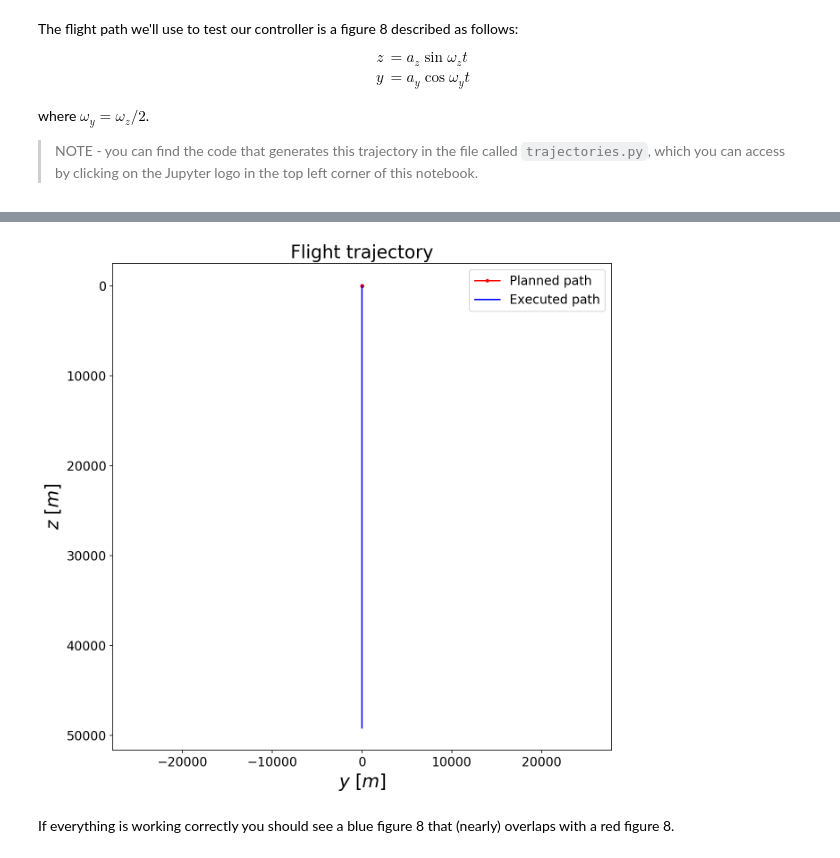
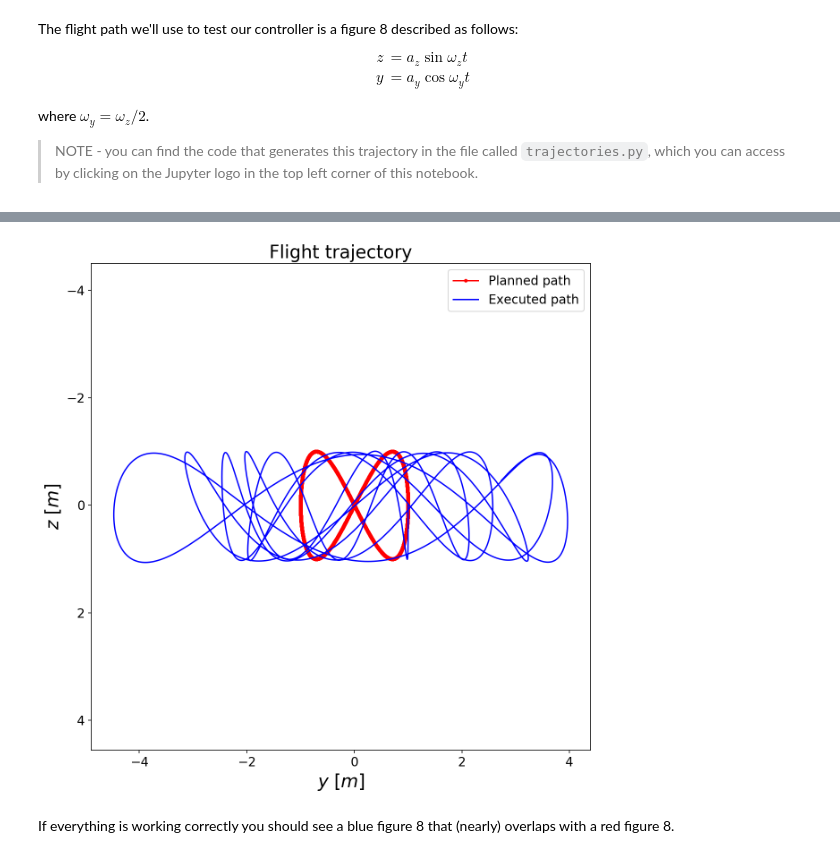
Before and after one commit to ivogeorg/FCND-Controls-CPP, a Jupyter notebook: notebooks/03-control-architecture/2-Linear-Controller.ipynb, the cells around one changed output, grey strips where cells are left out. Drawn from its saved outputs; the diff is of its cells as text; code cells hidden in the pictures.

```diff
--- a/notebooks/03-control-architecture/2-Linear-Controller.ipynb
+++ b/notebooks/03-control-architecture/2-Linear-Controller.ipynb
@@ -176,12 +176,15 @@ class LinearCascadingController:
         for the vehicle.
         """
 
-        # TODO (recommended to do AFTER attitude)
+        # DONE (recommended to do AFTER attitude)
         #   Implement feedforward PD control to calculate
         #   u_1_bar and then use the linear math from above
         #   to transform u_1_bar into u_1 and then return u_1
+        error = z_target - z_actual
+        error_dot = z_dot_target - z_dot_actual
+        u_1_bar = self.z_k_p * error + self.z_k_d * error_dot + z_dot_dot_target
 
-        u_1 = 0.0
+        u_1 = self.m * (self.g - u_1_bar)
         return u_1
 
 
@@ -198,12 +201,16 @@ class LinearCascadingController:
         angle (phi_commanded).
         """
 
-        # TODO (recommended to do AFTER attitude)
+        # DONE (recommended to do AFTER attitude)
         #   Implement feedforward PD control to calculate
         #   y_dot_dot_target and then use the linear math from above
         #   to transform y_dot_dot_target into phi_commanded
         #   and then return phi_commanded
-        phi_commanded = 0.0
+        error = y_target - y_actual
+        error_dot = y_dot_target - y_dot_actual
+        u_1_bar = self.y_k_p * error + self.y_k_d * error_dot + y_dot_dot_ff
+
+        phi_commanded = u_1_bar / self.g
         return phi_commanded
 
 
@@ -219,11 +226,15 @@ class LinearCascadingController:
         about the x axis for the vehicle.
         """
 
-        # TODO (recommended to do FIRST)
+        # DONE (recommended to do FIRST)
         #   Implement PD control to calculate u_2_bar
         #   and then use the linear math from above to
         #   transform u_2_bar into u_2 and then return u_2
-        u_2 = 0.0
+        error = phi_target - phi_actual
+        error_dot = phi_dot_target - phi_dot_actual
+        u_2_bar = self.phi_k_p * error + self.phi_k_d * error_dot
+
+        u_2 = self.I_x * u_2_bar
         return u_2
 # %% [markdown]
 The flight path we'll use to test our controller is a figure 8 described as follows:
@@ -275,12 +286,12 @@ A good approach is to start with the inner loop, the ATTITUDE controller paramet
 
 #### CONTROLLER GAINS (TUNE THESE) ######
 
-z_k_p   = 0.0
-z_k_d   = 0.0
-y_k_p   = 0.0
-y_k_d   = 0.0
-phi_k_p = 0.0
-phi_k_d = 0.0
+z_k_p   = 0.1
+z_k_d   = 1.0
+y_k_p   = 0.1
+y_k_d   = 1.0
+phi_k_p = 0.5
+phi_k_d = 5.0
 
 #########################################
 
@@ -289,34 +300,34 @@ drone = Drone2D()
 # INSTANTIATE CONTROLLER
 linear_controller = LinearCascadingController(
     drone.m,
     drone.I_x,
     z_k_p=z_k_p,
     z_k_d=z_k_d,
     y_k_p=y_k_p,
     y_k_d=y_k_d,
     phi_k_p=phi_k_p,
     phi_k_d=phi_k_d
 )
 
 # TRAJECTORY PARAMETERS (you don't need to change these)
 total_time = 100.0
 omega_z = 1.0       # angular frequency of figure 8
 
 # GENERATE FIGURE 8
 z_traj, y_traj, t = trajectories.figure_8(omega_z, total_time, dt=0.02)
 z_path, z_dot_path, z_dot_dot_path = z_traj
 y_path, y_dot_path, y_dot_dot_path = y_traj
 
 # SIMULATE MOTION
 linear_history     = simulate.zy_flight(z_traj,
                                         y_traj,
                                         t,
                                         linear_controller,
                                         inner_loop_speed_up=10)
 # PLOT RESULTS
 plotting.plot_zy_flight_path(z_path, y_path, linear_history)
 # %% [output]
-[figure, old version]
+[figure, new version]
 # %% [markdown]
 If everything is working correctly you should see a blue figure 8 that (nearly) overlaps with a red figure 8.
 # %% [markdown]
```
